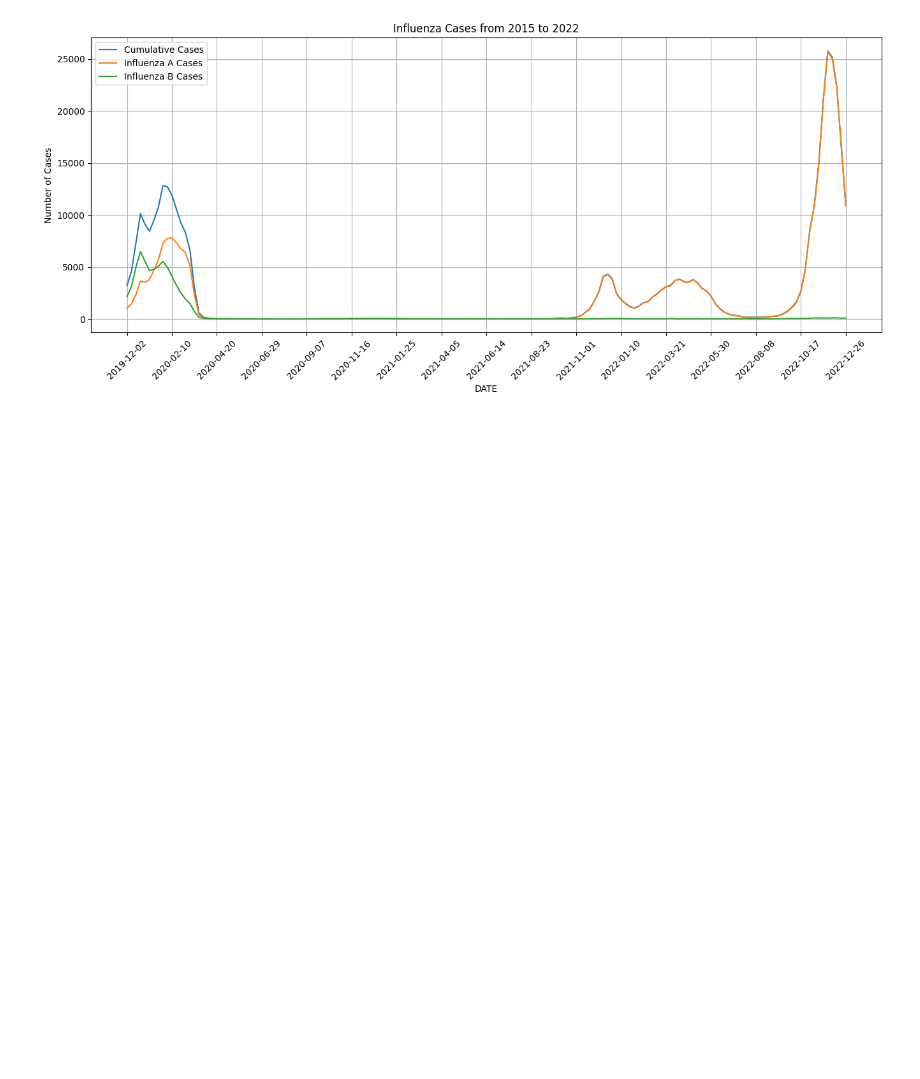
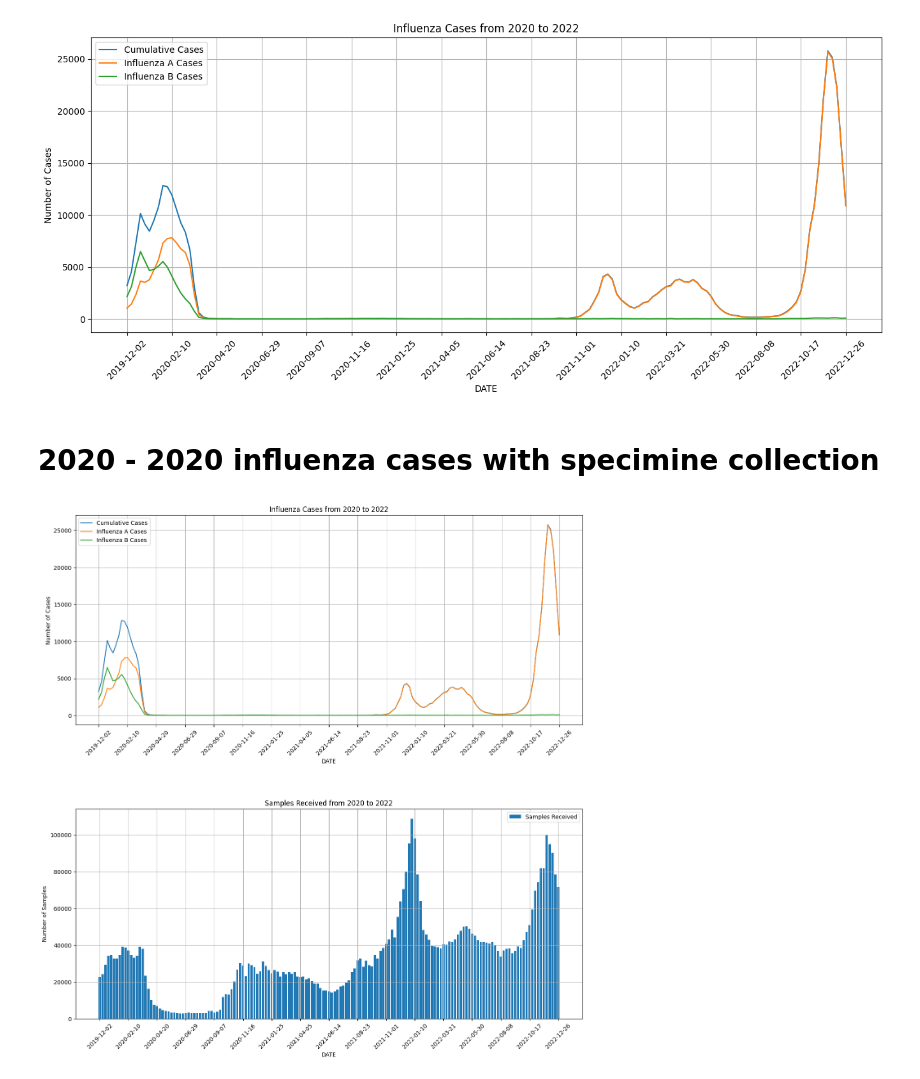
Before and after one commit to jramey2016/Computer-Epi-Project, a Jupyter notebook: US-Data-And-Models/Emperical-Model/Subset_Models_US.ipynb, the cells around one changed output. Saved outputs shown, nothing was run; the diff lists cells and outputs as text; code cells hidden in the pictures; blank space fills up the shorter version.

Commit message:
Specimine collection and plot tiles fixed

```diff
--- a/US-Data-And-Models/Emperical-Model/Subset_Models_US.ipynb
+++ b/US-Data-And-Models/Emperical-Model/Subset_Models_US.ipynb
@@ -336,3 +329,50 @@ plt.grid()
 plt.show()
 # %% [output]
 [figure]
+# %% [markdown]
+# 2020 - 2020 influenza cases with specimine collection
+# %%
+# Load the data from the Excel file
+df_2020_to_2022 = pd.read_excel('US_2020-2022_influenza_Data.xlsx', engine='openpyxl')
+
+# # Group the data by year and ISO_WEEK, calculate the mean of INF_ALL for each group
+df_agg11 = df_2020_to_2022.groupby(['ISO_YEAR', 'ISO_SDATE']).agg({'INF_ALL': 'mean', 'INF_A': 'mean', 'INF_B': 'mean'}).reset_index()
+
+df_agg_samples = df_2020_to_2022.groupby(['ISO_YEAR','ISO_SDATE']).agg({'SPEC_RECEIVED_NB' :'mean'}).reset_index()
+# # Extract only the date portion of ISO_SDATE column
+df_agg11['ISO_SDATE'] = df_agg11['ISO_SDATE'].str.split('T').str[0]
+df_agg_samples['ISO_SDATE'] = df_agg_samples['ISO_SDATE'].str.split('T').str[0]
+# Create a figure with two subplots
+fig, (ax1, ax2) = plt.subplots(2, 1, figsize=(16, 16))
+
+# Plot the line graphs in the first subplot
+ax1.plot(df_agg11['ISO_SDATE'], df_agg11['INF_ALL'], label='Cumulative Cases')
+ax1.plot(df_agg11['ISO_SDATE'], df_agg11['INF_A'], label='Influenza A Cases')
+ax1.plot(df_agg11['ISO_SDATE'], df_agg11['INF_B'], label='Influenza B Cases')
+ax1.set_xlabel('DATE')
+ax1.set_ylabel('Number of Cases')
+ax1.set_title('Influenza Cases from 2020 to 2022')
+xtick_pos = np.arange(0, len(df_agg11['ISO_SDATE']), 10)
+ax1.set_xticks(xtick_pos)
+ax1.set_xticklabels(df_agg11['ISO_SDATE'][xtick_pos], rotation=45)
+ax1.legend()
+ax1.grid()
+
+# Plot the bar graph in the second subplot
+ax2.bar(df_agg_samples['ISO_SDATE'], df_agg_samples['SPEC_RECEIVED_NB'], label='Samples Received')
+ax2.set_xlabel('DATE')
+ax2.set_ylabel('Number of Samples')
+ax2.set_title('Samples Received from 2020 to 2022')
+xtick_pos = np.arange(0, len(df_agg_samples['ISO_SDATE']), 10)
+ax2.set_xticks(xtick_pos)
+ax2.set_xticklabels(df_agg_samples['ISO_SDATE'][xtick_pos], rotation=45)
+ax2.legend()
+ax2.grid()
+
+# Adjust the spacing between the subplots
+fig.subplots_adjust(hspace=0.4)
+
+# Show the combined graph with both line and bar plots
+plt.show()
+# %% [output]
+[figure, added]
```
Also changed, not shown: parts of 4 cells of this notebook.
